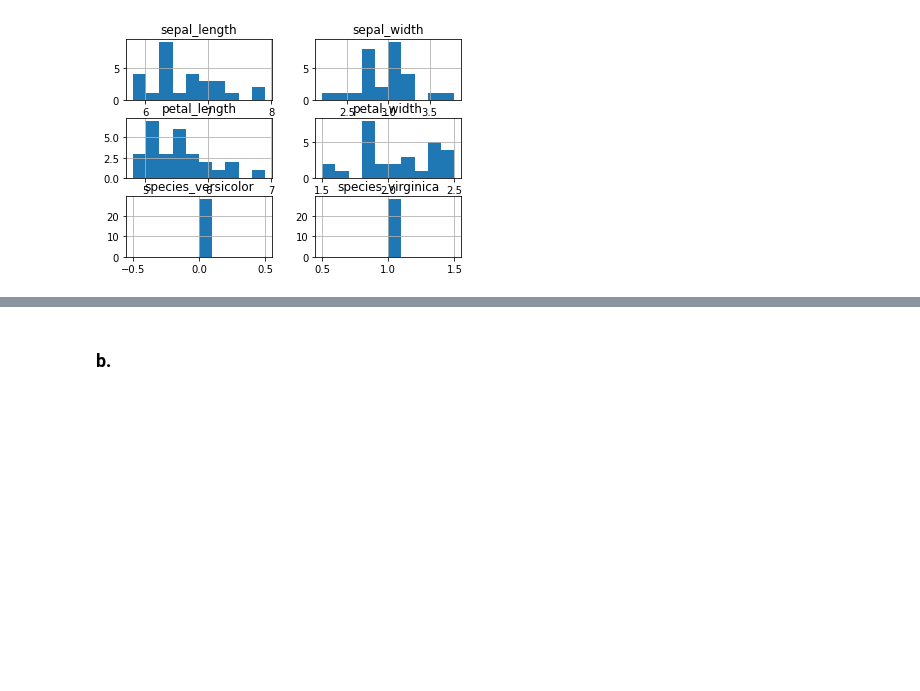
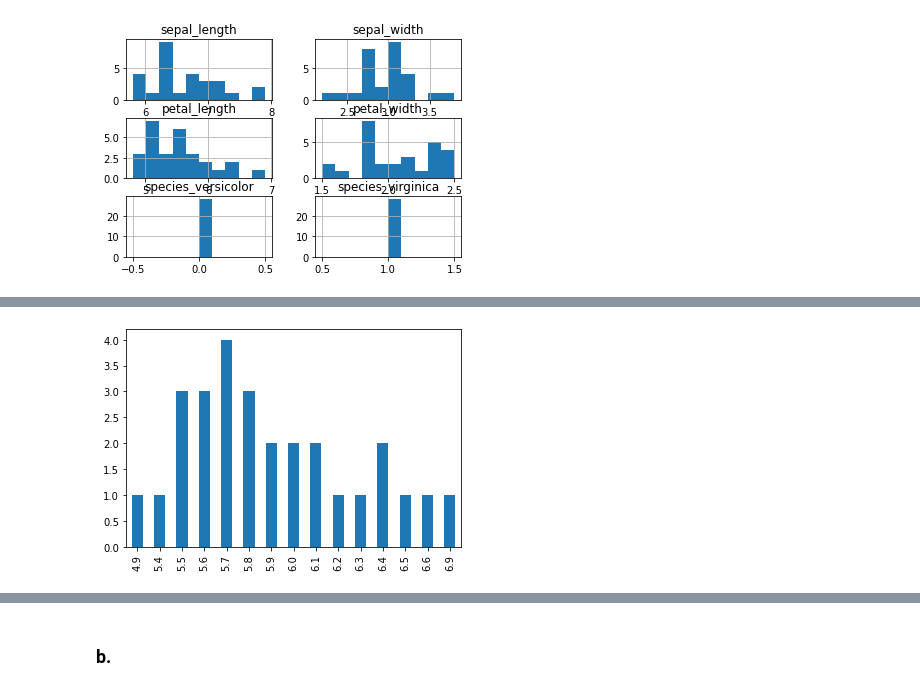
Before and after one commit to joann-balraj/classification-exercises, a Jupyter notebook: classification_exercises.ipynb, the cells around one changed output, grey strips where cells are left out. Drawn from its saved outputs; the diff is of its cells as text; code cells hidden in the pictures; blank space fills up the shorter version.

```diff
--- a/classification_exercises.ipynb
+++ b/classification_exercises.ipynb
@@ -652,0 +673,6 @@ x.plot.bar()
+# %%
+x = versicolor.sepal_length.value_counts()
+x = x.sort_index()
+x.plot.bar();
+# %% [output]
+[figure, added]
```
Also changed, not shown: parts of 56 cells of this notebook.
